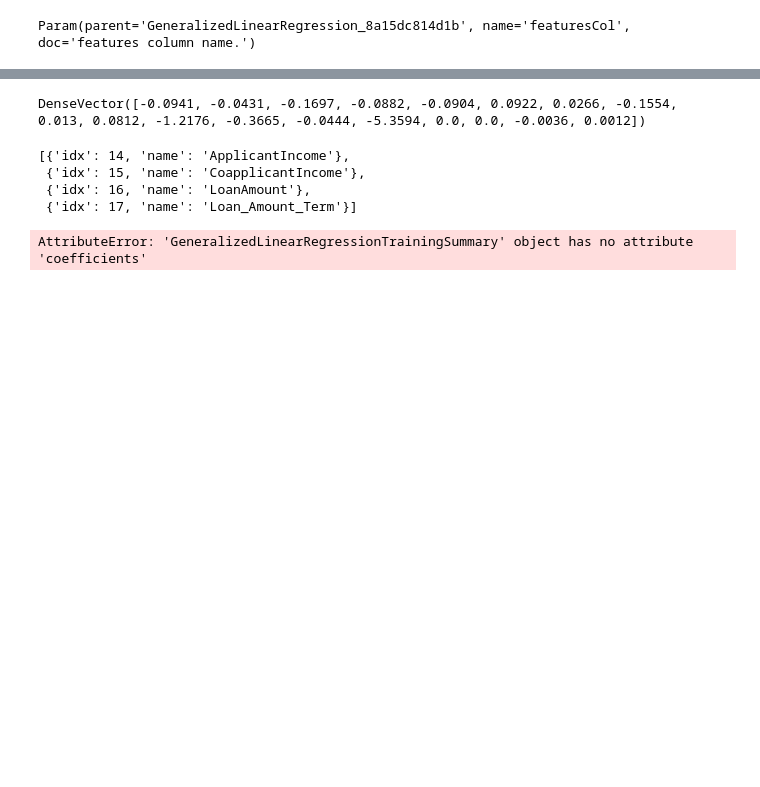
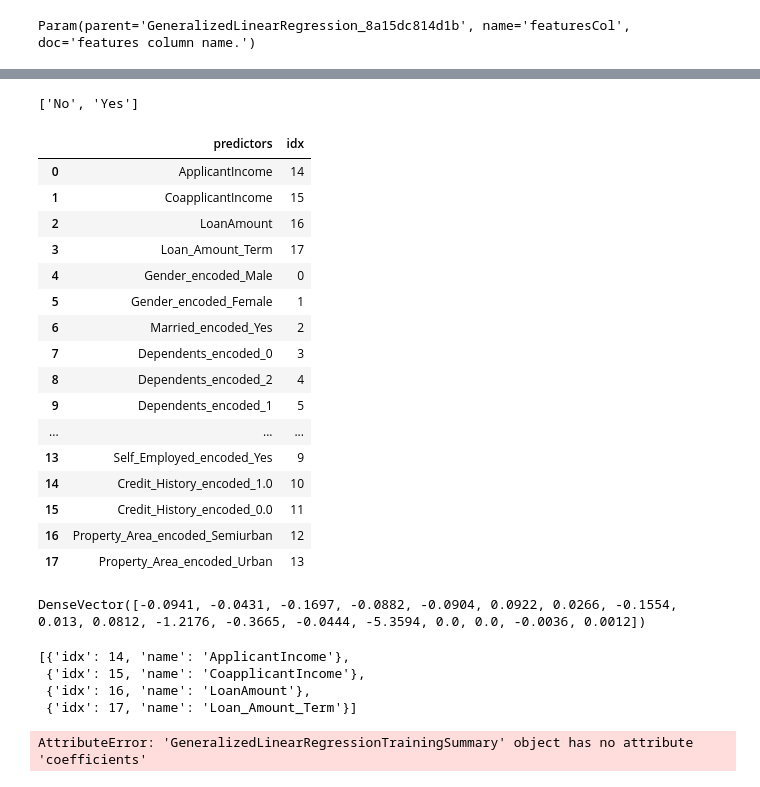
Before and after one commit to ryputtam/misc_learn_lab, a Jupyter notebook: 02_LR_spakMLlib/classification-using-spark-MLlib.ipynb, the cells around one changed output, grey strips where cells are left out. Cells and saved outputs as stored; diff of their text form; code cells hidden in the pictures; blank space fills up the shorter version.

```diff
--- a/02_LR_spakMLlib/classification-using-spark-MLlib.ipynb
+++ b/02_LR_spakMLlib/classification-using-spark-MLlib.ipynb
@@ -829,0 +887,12 @@ df_transformed.select("features").schema[0].metadata.get('ml_attr').get('attrs')
+# %%
+predictors=[]
+for i in numeric_predictors:
+    predictors.append(i['name'])
+for j in binary_predictors:
+    predictors.append(j['name'])
+# %%
+indices=[]
+for i in numeric_predictors:
+    indices.append(i['idx'])
+for j in binary_predictors:
+    indices.append(j['idx'])
@@ -830,3 +920,32 @@ df_transformed.select("features").schema[0].metadata.get('ml_attr').get('attrs')
+# %%
+model_summary_df['predictors'] = predictors
+# %%
+model_summary_df['idx'] = indices
+# %%
+# to get unique values as a list
+df.agg(F.collect_set("Self_Employed")).collect()[0][0]
+# %% [output]
+['No', 'Yes']
+# %%
+model_summary_df
+# %% [output]
+|  | predictors | idx |
+| 0 | ApplicantIncome | 14 |
+| 1 | CoapplicantIncome | 15 |
+| 2 | LoanAmount | 16 |
+| 3 | Loan_Amount_Term | 17 |
+| 4 | Gender_encoded_Male | 0 |
+| 5 | Gender_encoded_Female | 1 |
+| 6 | Married_encoded_Yes | 2 |
+| 7 | Dependents_encoded_0 | 3 |
+| 8 | Dependents_encoded_2 | 4 |
+| 9 | Dependents_encoded_1 | 5 |
+| ... | ... | ... |
+| 13 | Self_Employed_encoded_Yes | 9 |
+| 14 | Credit_History_encoded_1.0 | 10 |
+| 15 | Credit_History_encoded_0.0 | 11 |
+| 16 | Property_Area_encoded_Semiurban | 12 |
+| 17 | Property_Area_encoded_Urban | 13 |
 # %%
 model_fitted.coefficients
 # %% [output]
```
Also changed, not shown: parts of 27 cells of this notebook.
